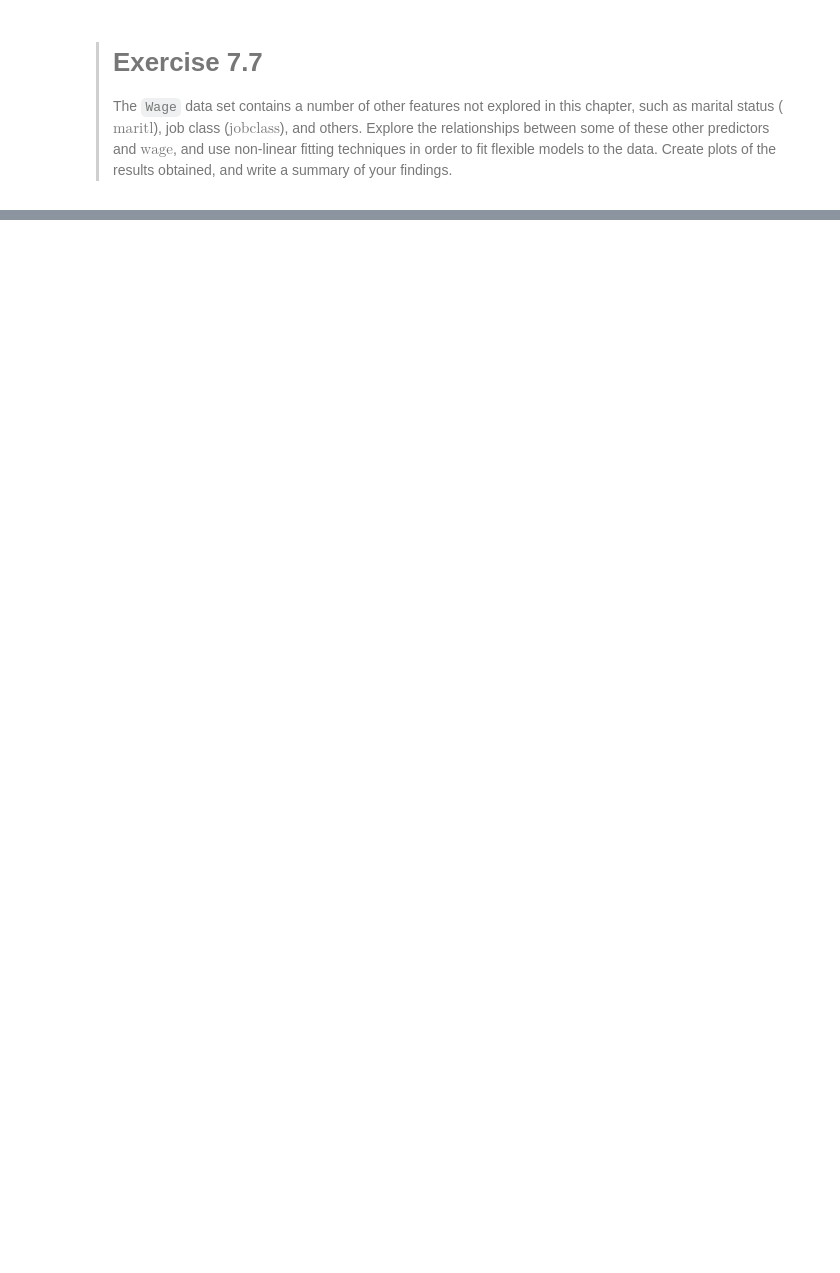
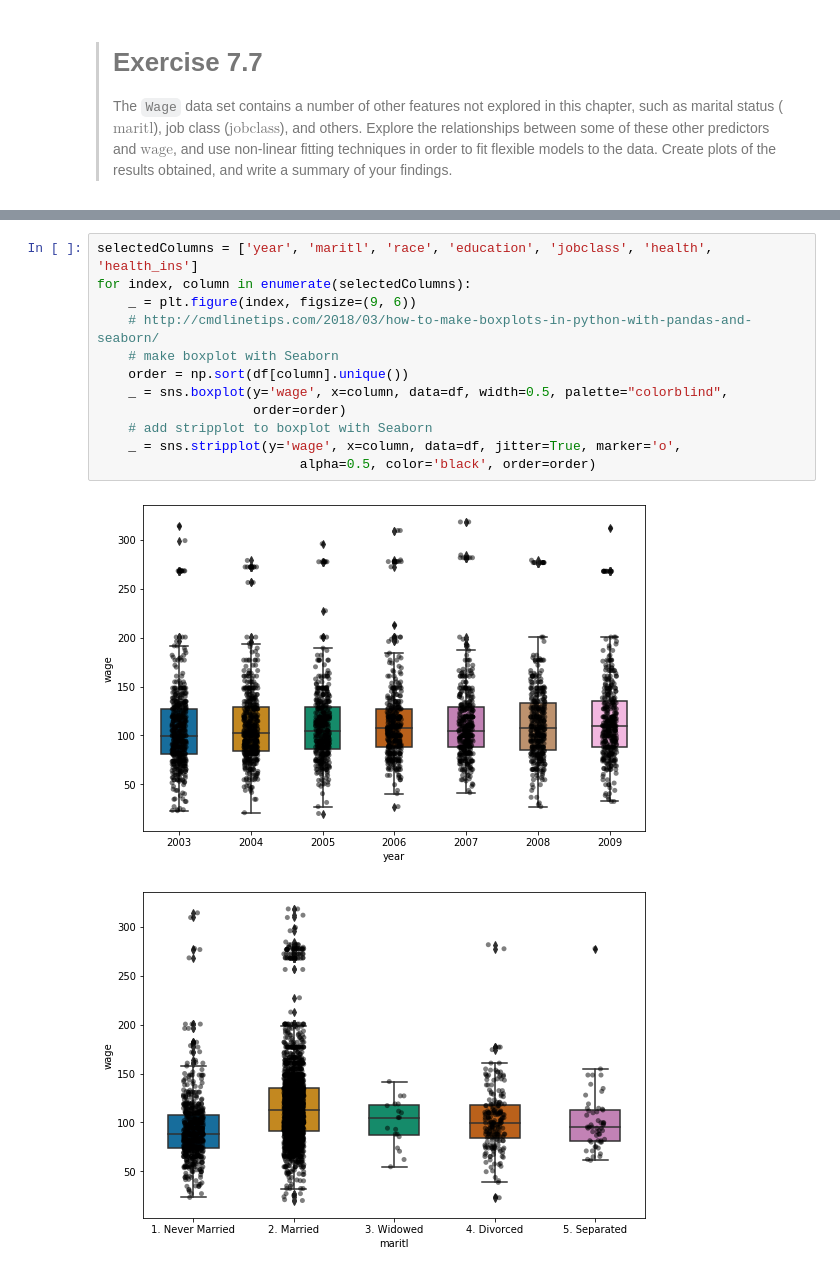
Before and after one commit to HerrBroekman/Python-solutions-for-An-Introduction-to-Statistical-Learning, a Jupyter notebook: Chapter7/Exercise07/7_7.ipynb, the cells around one changed output, grey strips where cells are left out. Saved outputs shown, nothing was run; the diff lists cells and outputs as text; blank space fills up the shorter version.

```diff
--- a/Chapter7/Exercise07/7_7.ipynb
+++ b/Chapter7/Exercise07/7_7.ipynb
@@ -24,0 +53,15 @@ df.head()
+# %%
+selectedColumns = ['year', 'maritl', 'race', 'education', 'jobclass', 'health', 'health_ins']
+for index, column in enumerate(selectedColumns):
+    _ = plt.figure(index, figsize=(9, 6))
+    # http://cmdlinetips.com/2018/03/how-to-make-boxplots-in-python-with-pandas-and-seaborn/
+    # make boxplot with Seaborn
+    order = np.sort(df[column].unique())
+    _ = sns.boxplot(y='wage', x=column, data=df, width=0.5, palette="colorblind",
+                    order=order)
+    # add stripplot to boxplot with Seaborn
+    _ = sns.stripplot(y='wage', x=column, data=df, jitter=True, marker='o',
+                          alpha=0.5, color='black', order=order)
+# %% [output]
+[figure, added]
+[figure, added]
```
Also changed, not shown: parts of 16 cells of this notebook.
